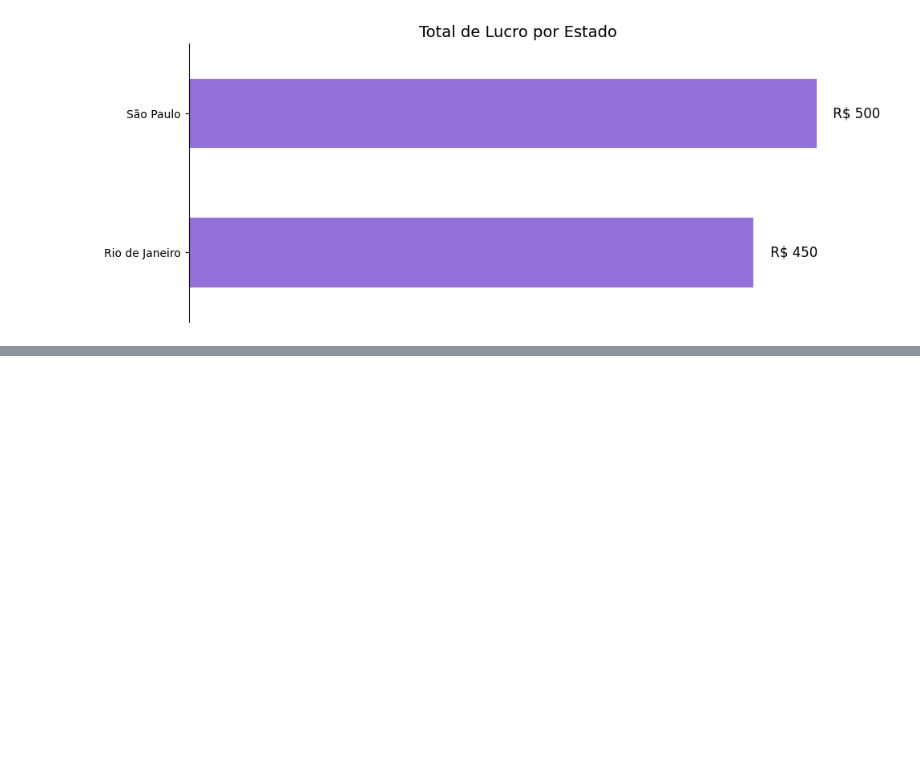
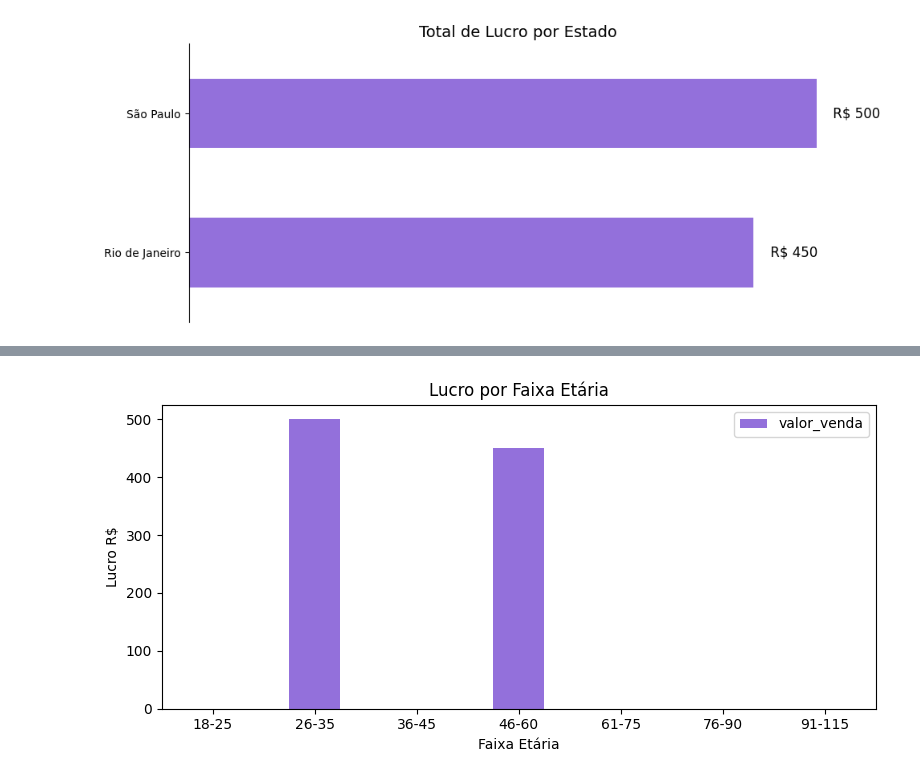
Before and after one commit to DanielBorbafs/study, a Jupyter notebook: pandas/marketing/analise_marketing.ipynb, the cells around one changed output, grey strips where cells are left out. Cells and saved outputs as stored; diff of their text form; code cells hidden in the pictures; blank space fills up the shorter version.

Commit message:
Pandas: Lucro por faixa etária

```diff
--- a/pandas/marketing/analise_marketing.ipynb
+++ b/pandas/marketing/analise_marketing.ipynb
@@ -70,0 +109,4 @@ plt.show()
+# %%
+# Removendo os espaços em branco
+clientes_vendas.columns = clientes_vendas.columns.str.strip()
+print(clientes_vendas.columns)
@@ -70,0 +118,11 @@ plt.show()
+# %%
+
+# Definindo as faixas etárias
+bins = [0, 25, 35, 45, 60, 75, 90, 115]  # Limites das faixas
+labels = ["18-25", "26-35", "36-45", "46-60", "61-75", "76-90", "91-115"]  # Rótulos para as faixas
+
+#Criando a coluna de faixa etária
+clientes_vendas['faixa_etaria'] = pd.cut(clientes_vendas['idade'], bins=bins, labels=labels, right=False)
+
+#Visualizando os resultados
+print(clientes_vendas[['nome', 'idade', 'faixa_etaria','valor_venda']])
@@ -71,3 +148,30 @@ plt.show()
+# %%
+import matplotlib.pyplot as plt
+
+lucro_faixa_etaria = clientes_vendas.groupby('faixa_etaria', observed=False)['valor_venda'].sum().reset_index()
+
+# Colocando a faixa etária como índice
+lucro_faixa_etaria.set_index('faixa_etaria', inplace=True)
+
+# Plotando gráfico
+ax = lucro_faixa_etaria.plot(kind='bar', color='mediumpurple', figsize=(8,4))
+
+# Colocando os rótulos no eixo X horizontal
+plt.xticks(rotation=0)
+
+# Títulos e labels do gráfico
+plt.title('Lucro por Faixa Etária')
+plt.xlabel('Faixa Etária')
+plt.ylabel('Valor da Venda')
+
+# Removendo o eixo Y
+ax.set_ylabel('Lucro R$')
+
+
+plt.tight_layout() # Ajustando o layout para evitar sobreposição
+plt.show()
+# %% [output]
+[figure, added]
 # %%
 # Criando uma tupla com os valores monetários (Usar depois)
 
```
Also changed, not shown: parts of 12 cells of this notebook.
